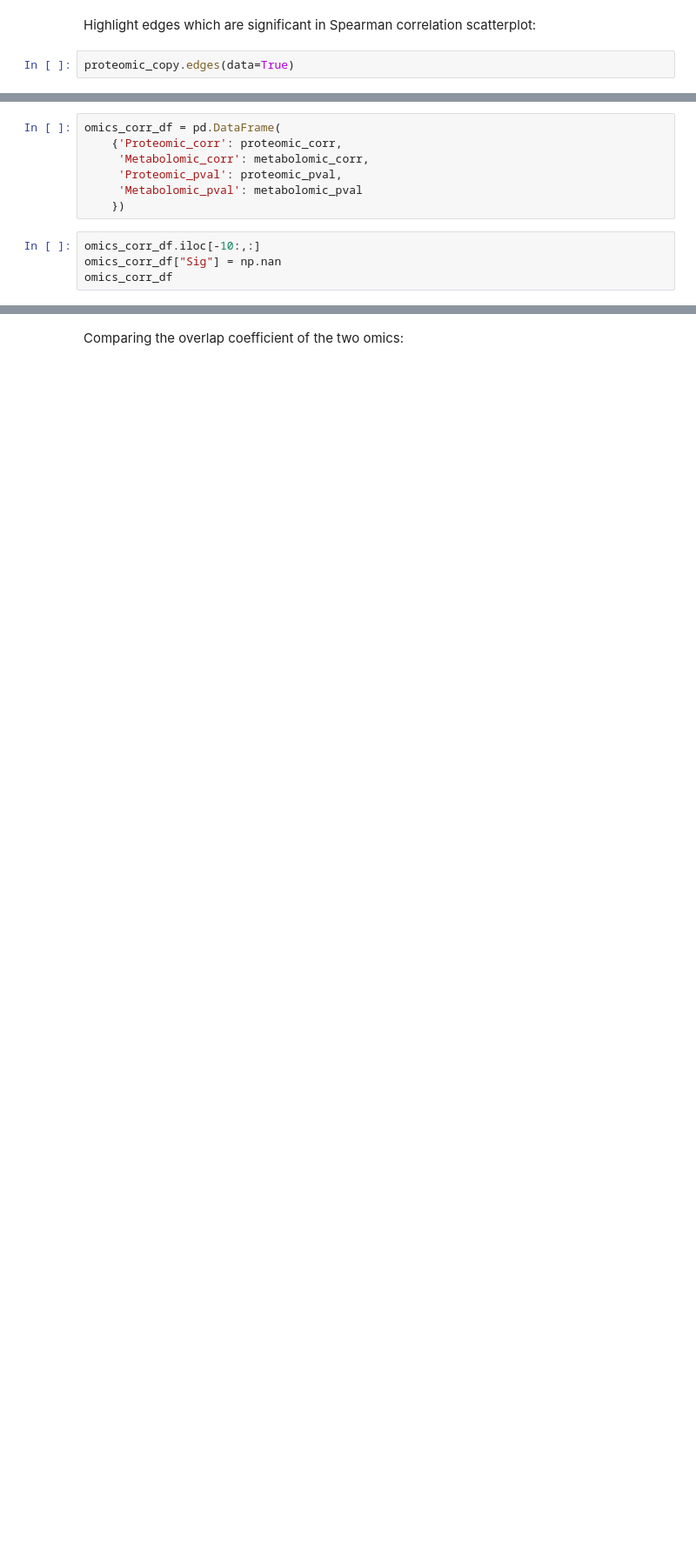
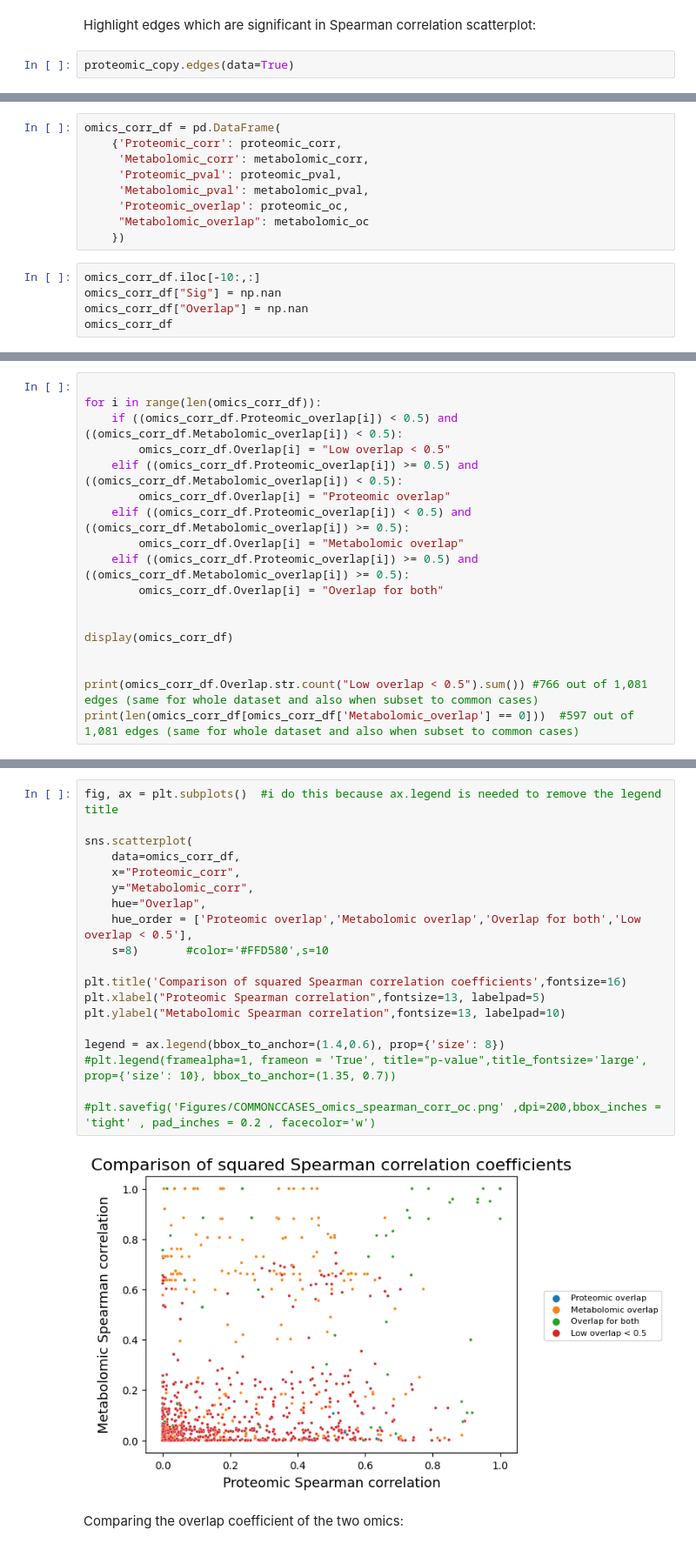
Before and after one commit to j-keung/multiomics-pathway-analysis, a Jupyter notebook: Data_integration.ipynb, the cells around one changed output, grey strips where cells are left out. Shown at 87% size. Saved outputs shown, nothing was run; the diff lists cells and outputs as text; blank space fills up the shorter version.

```diff
--- a/Data_integration.ipynb
+++ b/Data_integration.ipynb
@@ -162,9 +180,12 @@ omics_corr_df = pd.DataFrame(
     {'Proteomic_corr': proteomic_corr,
      'Metabolomic_corr': metabolomic_corr,
      'Proteomic_pval': proteomic_pval,
-     'Metabolomic_pval': metabolomic_pval
+     'Metabolomic_pval': metabolomic_pval,
+     'Proteomic_overlap': proteomic_oc,
+     "Metabolomic_overlap": metabolomic_oc
     })
 # %%
 omics_corr_df.iloc[-10:,:]
 omics_corr_df["Sig"] = np.nan
+omics_corr_df["Overlap"] = np.nan
 omics_corr_df
@@ -208,0 +263,18 @@ plt.savefig('Figures/ALL_omics_spearman_corr_sigedges.png' ,dpi=200,bbox_inches
+# %%
+
+for i in range(len(omics_corr_df)):
+    if ((omics_corr_df.Proteomic_overlap[i]) < 0.5) and ((omics_corr_df.Metabolomic_overlap[i]) < 0.5):
+        omics_corr_df.Overlap[i] = "Low overlap < 0.5"
+    elif ((omics_corr_df.Proteomic_overlap[i]) >= 0.5) and ((omics_corr_df.Metabolomic_overlap[i]) < 0.5):
+        omics_corr_df.Overlap[i] = "Proteomic overlap"
+    elif ((omics_corr_df.Proteomic_overlap[i]) < 0.5) and ((omics_corr_df.Metabolomic_overlap[i]) >= 0.5):
+        omics_corr_df.Overlap[i] = "Metabolomic overlap"
+    elif ((omics_corr_df.Proteomic_overlap[i]) >= 0.5) and ((omics_corr_df.Metabolomic_overlap[i]) >= 0.5):
+        omics_corr_df.Overlap[i] = "Overlap for both"
+
+
+display(omics_corr_df)
+
+
+print(omics_corr_df.Overlap.str.count("Low overlap < 0.5").sum()) #766 out of 1,081 edges (same for whole dataset and also when subset to common cases)
+print(len(omics_corr_df[omics_corr_df['Metabolomic_overlap'] == 0]))  #597 out of 1,081 edges (same for whole dataset and also when subset to common cases)
@@ -209,3 +301,24 @@ plt.savefig('Figures/ALL_omics_spearman_corr_sigedges.png' ,dpi=200,bbox_inches
+# %%
+fig, ax = plt.subplots()  #i do this because ax.legend is needed to remove the legend title
+
+sns.scatterplot(
+    data=omics_corr_df,
+    x="Proteomic_corr",
+    y="Metabolomic_corr",
+    hue="Overlap",
+    hue_order = ['Proteomic overlap','Metabolomic overlap','Overlap for both','Low overlap < 0.5'],
+    s=8)       #color='#FFD580',s=10
+
+plt.title('Comparison of squared Spearman correlation coefficients',fontsize=16)
+plt.xlabel("Proteomic Spearman correlation",fontsize=13, labelpad=5)
+plt.ylabel("Metabolomic Spearman correlation",fontsize=13, labelpad=10)
+
+legend = ax.legend(bbox_to_anchor=(1.4,0.6), prop={'size': 8})
+#plt.legend(framealpha=1, frameon = 'True', title="p-value",title_fontsize='large', prop={'size': 10}, bbox_to_anchor=(1.35, 0.7))
+
+#plt.savefig('Figures/COMMONCCASES_omics_spearman_corr_oc.png' ,dpi=200,bbox_inches = 'tight' , pad_inches = 0.2 , facecolor='w')
+# %% [output]
+[figure, added]
 # %% [markdown]
 Comparing the overlap coefficient of the two omics:
 # %%
```
Also changed, not shown: parts of 16 cells of this notebook, 3 other files.
